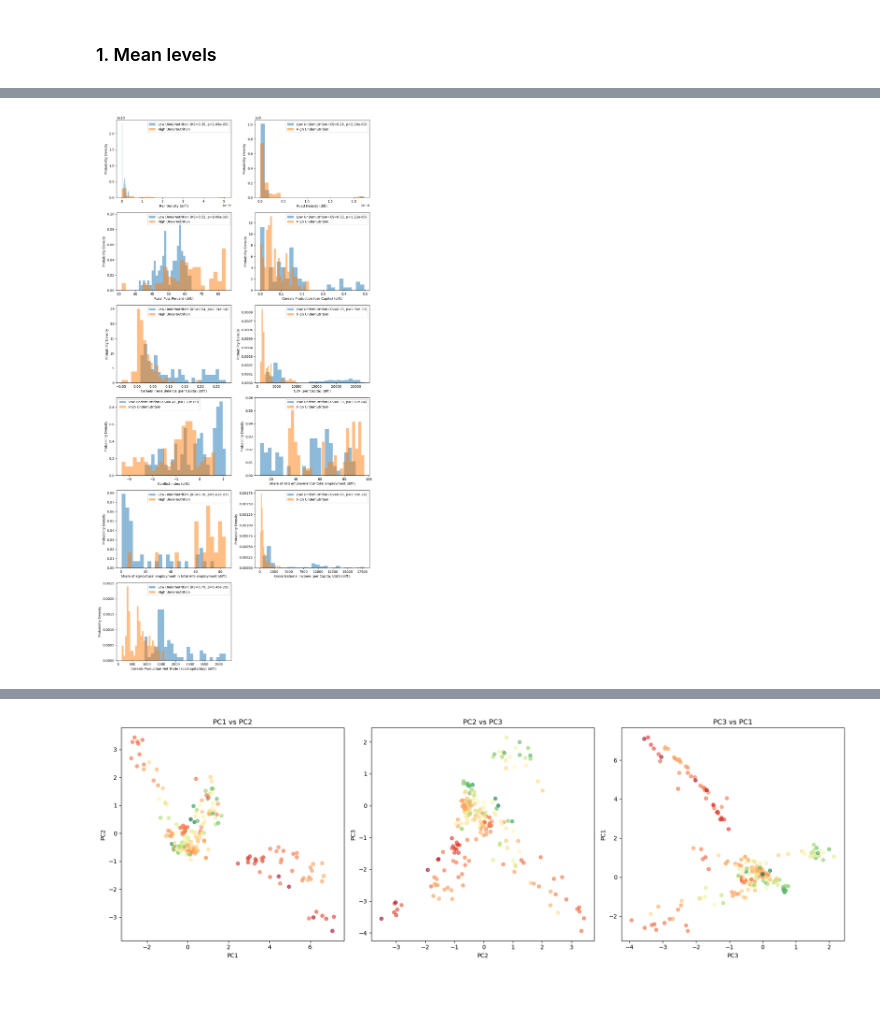
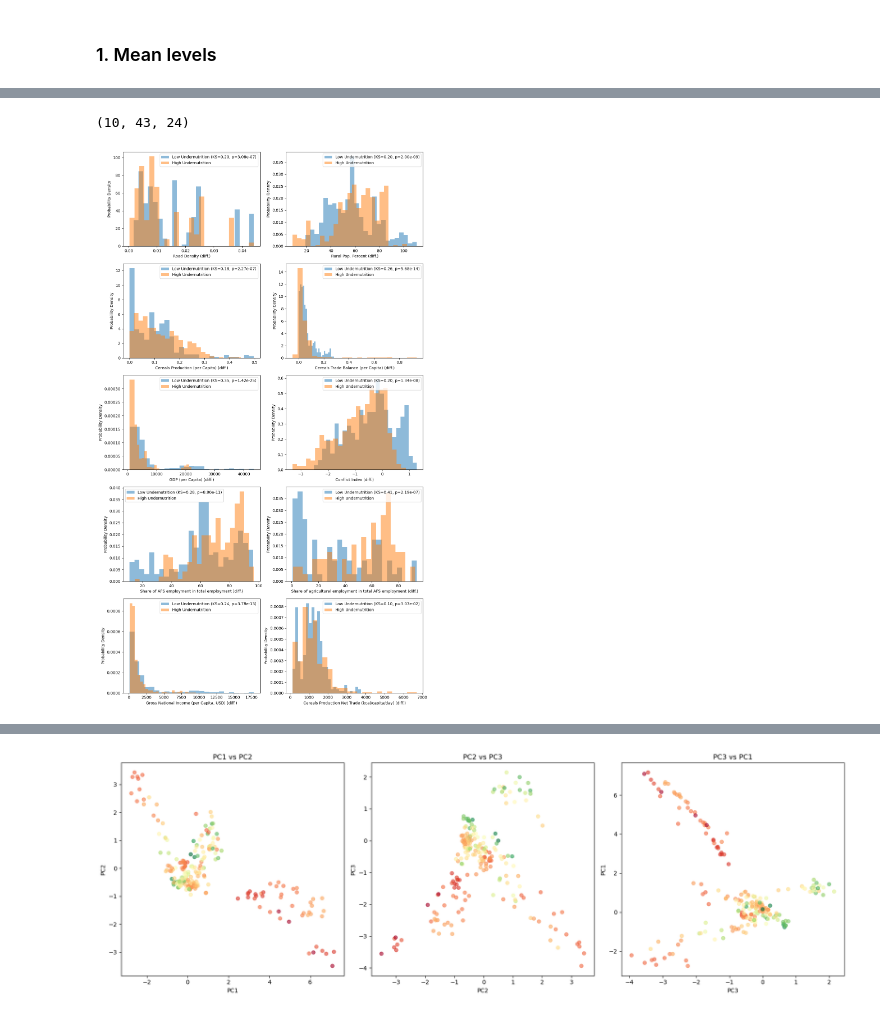
Before and after one commit to dancomputer/M2Internship, a Jupyter notebook: Code/SUM-Model-Hierarchy.ipynb, the cells around one changed output, grey strips where cells are left out. Drawn from its saved outputs; the diff is of its cells as text; code cells hidden in the pictures.

```diff
--- a/Code/SUM-Model-Hierarchy.ipynb
+++ b/Code/SUM-Model-Hierarchy.ipynb
@@ -259,10 +267,10 @@ import warnings
 warnings.filterwarnings('ignore')
 
 # Initialize dictionaries to store time series data for each region
-regional_time_series = {region: [] for region in regional_production.Area.unique()[:-1]}
+regional_time_series = {region: [] for region in FAO_FBS_cereals.Area.unique()[:-1]}
 
 # Iterate over each region
-for region in regional_production.Area.unique()[:-1]:
+for region in FAO_FBS_cereals.Area.unique()[:-1]:
     # Filter national allocations for the current region
     #region_data = national_allocations[national_allocations['Region'] == region]
     region_data = FAO_FBS_cereals[FAO_FBS_cereals.Area == region]
@@ -582,7 +588,7 @@ for r,region in enumerate(regional_production.Area.unique()[0:-1]):
             alpha[r,i] = (stocks[r,i-1] + trade_balance + Y*(1-seed-loss) - total_supply*economic_use)/(food*(1+processing))
             alpha[r,i] = alpha[r,i].clip(0,1)
         dstock = trade_balance + Y*(1-seed-loss) - alpha[r,i]*food - total_supply*(economic_use+processing+residuals)
-        stocks[r,i] = stocks[r,i-1] + dstock - stocks[r,i-1]*0.33 #*stock_use_ratio #- 0.1*stocks[r,i-1] # 10% of the stocks are lost each year
+        stocks[r,i] = stocks[r,i-1] + dstock #- stocks[r,i-1]*0.33 #*stock_use_ratio #- 0.1*stocks[r,i-1] # 10% of the stocks are lost each year
         percapita_stocks[r,i] = stocks[r,i]/Pop
 # %%
 
@@ -675,18 +698,17 @@ all_cons =[]
 for country in FoodConsumptionSurveyShares["Country"].unique():
     if np.sum((FoodConsumptionSurveyShares["Country"]==country)*(FoodConsumptionSurveyShares["Food Group"]=='All food groups')) > 1:
         print(country)
-        all_food_cons = FoodConsumptionSurveyShares[(FoodConsumptionSurveyShares["Country"]==country) & (FoodConsumptionSurveyShares["Food Group"]=='All food groups')].Value.iloc[1] - FoodConsumptionSurveyShares[(FoodConsumptionSurveyShares["Country"]==country) & (FoodConsumptionSurveyShares["Food Group"]=='All food groups')].Value.iloc[0]
-        cereal_cons = FoodConsumptionSurveyShares[(FoodConsumptionSurveyShares["Country"]==country) & (FoodConsumptionSurveyShares["Food Group"]=='Cereals and their products')].Value.iloc[1] - FoodConsumptionSurveyShares[(FoodConsumptionSurveyShares["Country"]==country) & (FoodConsumptionSurveyShares["Food Group"]=='Cereals and their products')].Value.iloc[0]
+
+        all_food_cons = FoodConsumptionSurveyShares[(FoodConsumptionSurveyShares["Country"]==country) & (FoodConsumptionSurveyShares["Food Group"]=='All food groups')].Value
+        all_food_cons_diff = FoodConsumptionSurveyShares[(FoodConsumptionSurveyShares["Country"]==country) & (FoodConsumptionSurveyShares["Food Group"]=='All food groups')].Value.iloc[1] - FoodConsumptionSurveyShares[(FoodConsumptionSurveyShares["Country"]==country) & (FoodConsumptionSurveyShares["Food Group"]=='All food groups')].Value.iloc[0]
+
+        cereal_cons = FoodConsumptionSurveyShares[(FoodConsumptionSurveyShares["Country"]==country) & (FoodConsumptionSurveyShares["Food Group"]=='Cereals and their products')].Value
+        cereal_cons_diff = FoodConsumptionSurveyShares[(FoodConsumptionSurveyShares["Country"]==country) & (FoodConsumptionSurveyShares["Food Group"]=='Cereals and their products')].Value.iloc[1] - FoodConsumptionSurveyShares[(FoodConsumptionSurveyShares["Country"]==country) & (FoodConsumptionSurveyShares["Food Group"]=='Cereals and their products')].Value.iloc[0]
+        print("all food consumption")
         print(all_food_cons)
+        print("cereal consumption")
         print(cereal_cons)
-        if country == "Niger ":
-            print(FoodConsumptionSurveyShares[(FoodConsumptionSurveyShares["Country"]==country) & (FoodConsumptionSurveyShares["Food Group"]=='All food groups')].Year.values)
-        if country == "Burkina Faso ":
-            print(FoodConsumptionSurveyShares[(FoodConsumptionSurveyShares["Country"]==country) & (FoodConsumptionSurveyShares["Food Group"]=='All food groups')].Year.values)
-        if country == "Mali ":
-            print(FoodConsumptionSurveyShares[(FoodConsumptionSurveyShares["Country"]==country) & (FoodConsumptionSurveyShares["Food Group"]=='All food groups')].Year.values)
-        if country == "Ethiopia ":
-            print(FoodConsumptionSurveyShares[(FoodConsumptionSurveyShares["Country"]==country) & (FoodConsumptionSurveyShares["Food Group"]=='All food groups')].Year.values)
+        print(FoodConsumptionSurveyShares[(FoodConsumptionSurveyShares["Country"]==country) & (FoodConsumptionSurveyShares["Food Group"]=='All food groups')].Year.values)
         cereal_ratio = (cereal_cons/all_food_cons)
         cereal_ratios.append(cereal_ratio)
         #all_cons.append(all_food_cons)
@@ -1023,9 +1065,10 @@ print("Data timeseries matrix filled with shape:", data_timeseries.shape)
 
 ###
 # Create a timeseries for the indicator "Prevalence of undernourishment (percent) (3-year average)"
-indicator = "Prevalence of undernourishment (percent) (3-year average)"
+#indicator = "Prevalence of undernourishment (percent) (3-year average)"
 # Filter the dataset for the indicator. Using str.contains to be flexible.
-df_under = National_Food_Security_Indicators[National_Food_Security_Indicators["Item"].str.contains("Prevalence of undernourishment", case=False)]
+#df_under = National_Food_Security_Indicators[National_Food_Security_Indicators["Item"].str.contains("Prevalence of undernourishment", case=False)]
+df_under = National_Food_Security_Indicators[National_Food_Security_Indicators["Item"].str.contains("Coefficient of variation", case=False)]
 
 # Check the dimensions (we expect 43 areas and 23 years)
 print("Found", len(areas), "areas and", len(years), "years.")
@@ -1089,3 +1132,7 @@ No artists with labels found to put in legend.  Note that artists whose label st
+# %%
+data_timeseries.shape
+# %% [output]
+(10, 43, 24)
 # %%
 from scipy.stats import ks_2samp
 
@@ -1101,8 +1148,8 @@ for idx, variable_name in enumerate(all_variables[0:]):
     ax = axes[idx]
 
     # Extract data for low and high undernutrition masks
-    low_data = explanatory_variable[idx, :, :].flatten()[fs < fs_mean_value]# - fs_std_value]
-    high_data = explanatory_variable[idx, :, :].flatten()[fs > fs_mean_value]# + fs_std_value]
+    low_data = data_timeseries[idx, :, :].flatten()[fs < fs_mean_value]# - fs_std_value]
+    high_data = data_timeseries[idx, :, :].flatten()[fs > fs_mean_value]# + fs_std_value]
 
     # Perform KS test
     ks_stat, ks_pvalue = ks_2samp(low_data[~np.isnan(low_data)], high_data[~np.isnan(high_data)])
@@ -1122,34 +1169,34 @@ for idx, variable_name in enumerate(all_variables[0:]):
         high_data,
         bins=25,
         density=True,
         alpha=0.5,
         range=(np.nanmin(high_data), np.nanmax(high_data)),
         label="High Undernutrition"
     )
     # Plot histogram for normal FS changes
     #normal_mask = (fs < fs_mean_value + fs_std_value) & (fs > fs_mean_value - fs_std_value)
     #x= explanatory_variable[idx, :, :].flatten()[normal_mask]
     #ax.hist(
     #    x,
     #    bins=25,
     #    density=True,
     #    alpha=0.5,
     #    range=(np.nanmin(x),np.nanmax(x)),
     #    label="Normal Undernutrition"
     #)
 
     ax.set_xlabel(variable_name + " (diff.)")
     ax.set_ylabel("Probability Density")
     ax.legend()
 
 # Remove any unused axes (if the grid is larger than needed)
 for ax in axes[num_vars:]:
     ax.remove()
 
 plt.tight_layout()
 plt.show()
 # %% [output]
-[figure, old version]
+[figure, new version]
 # %%
 # Define thresholds for low, high, and normal undernutrition
 low_threshold = fs_mean_value - fs_std_value
```
Also changed, not shown: parts of 73 cells of this notebook, 4 other files.
